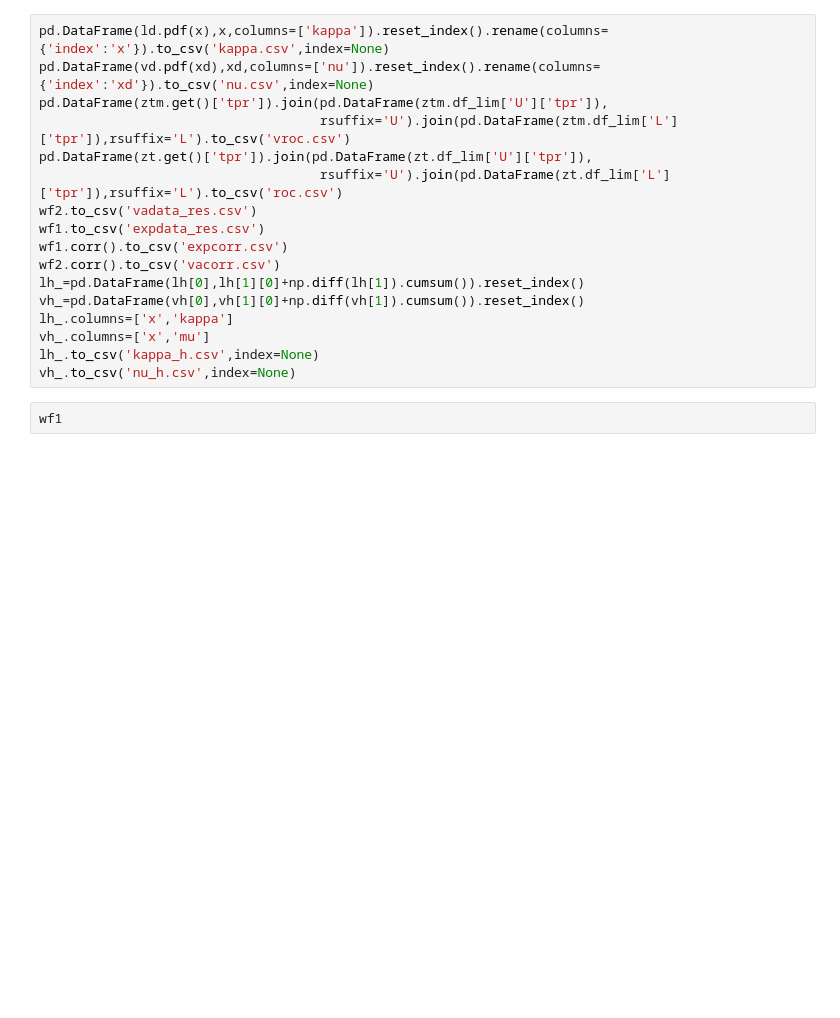
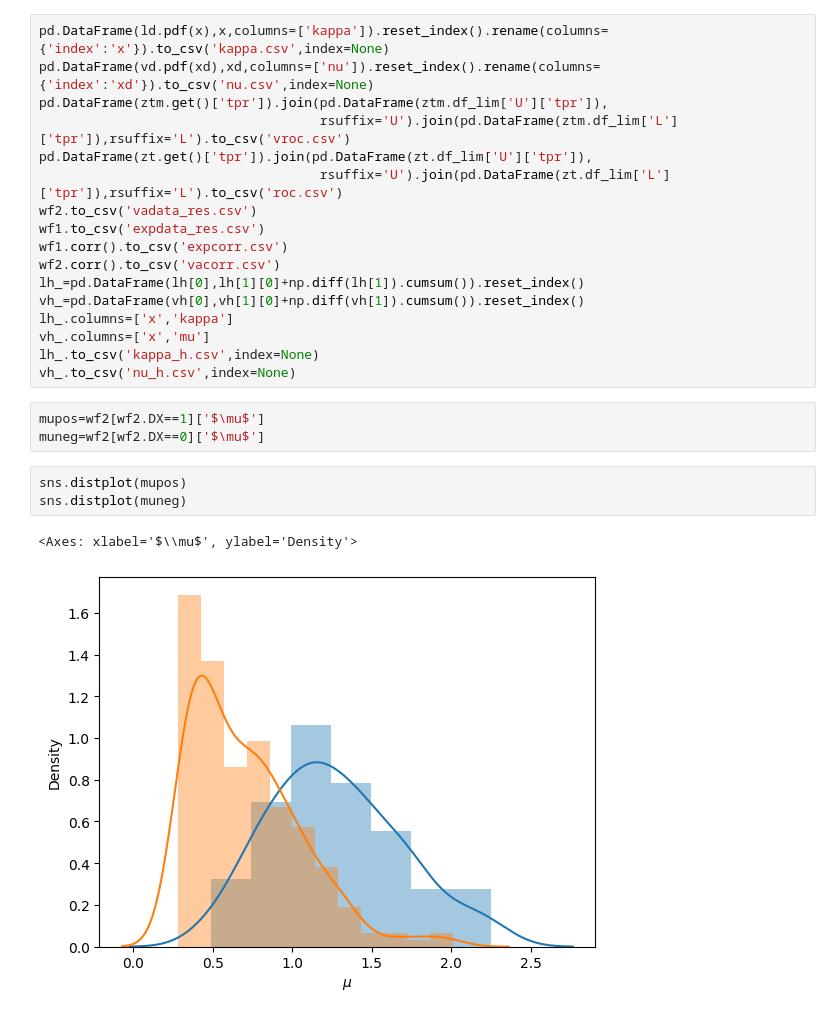
Before and after one commit to zeroknowledgediscovery/truthnet, a Jupyter notebook: truthnet/examples/perfpaper.ipynb, the cells around one changed output. Drawn from its saved outputs; the diff is of its cells as text; blank space fills up the shorter version.

```diff
--- a/truthnet/examples/perfpaper.ipynb
+++ b/truthnet/examples/perfpaper.ipynb
@@ -233,4 +233,11 @@ vh_.columns=['x','mu']
 lh_.to_csv('kappa_h.csv',index=None)
 vh_.to_csv('nu_h.csv',index=None)
 # %%
-wf1
+mupos=wf2[wf2.DX==1]['$\mu$']
+muneg=wf2[wf2.DX==0]['$\mu$']
+# %%
+sns.distplot(mupos)
+sns.distplot(muneg)
+# %% [output]
+<Axes: xlabel='$\\mu$', ylabel='Density'>
+[figure, added]
```
Also changed, not shown: parts of 1 cell of this notebook, 14 other files.
